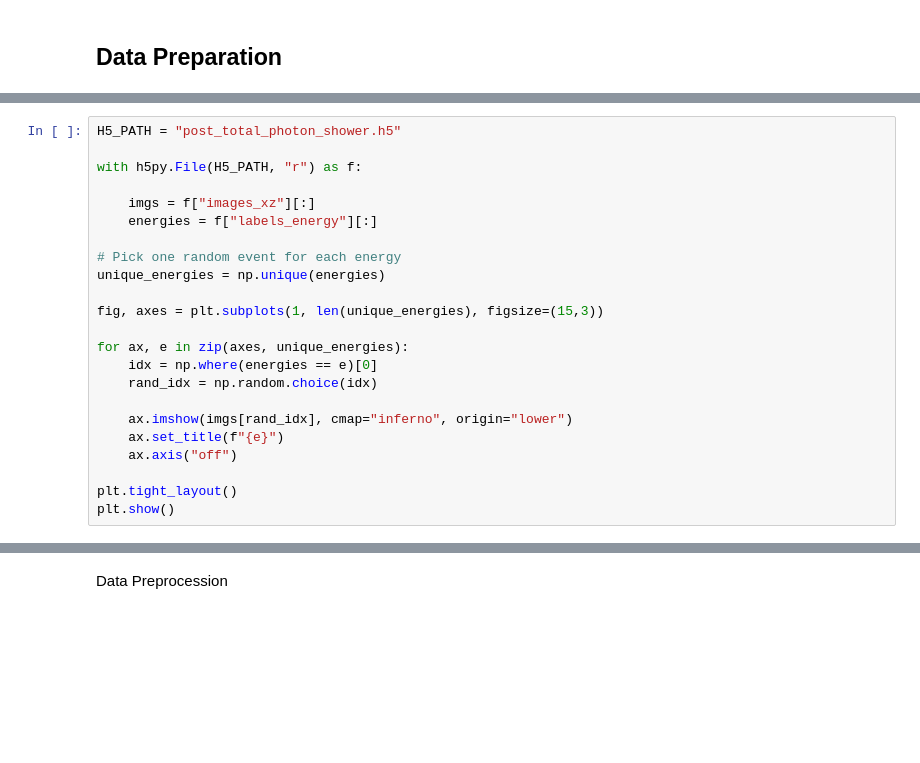
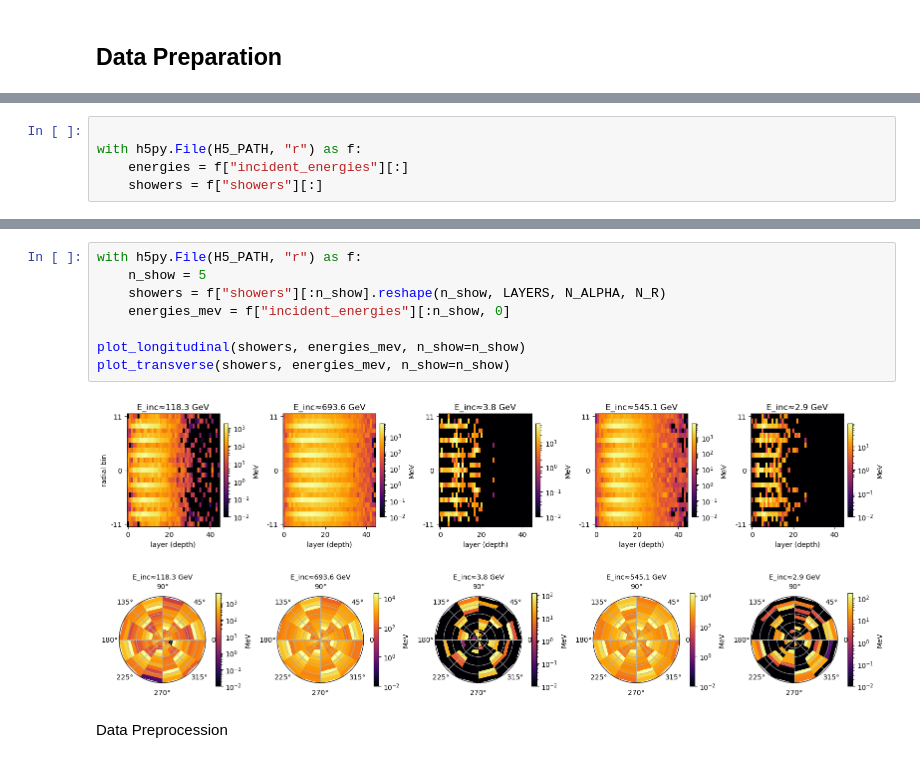
Before and after one commit to X-T-Nguyen/Diffusion_Model_Tutorial_for_The_first_MLQC4FC_Training_School, a Jupyter notebook: Tutorial_Surrogate_Model.ipynb, the cells around one changed output, grey strips where cells are left out. Drawn from its saved outputs; the diff is of its cells as text; blank space fills up the shorter version.

```diff
--- a/Tutorial_Surrogate_Model.ipynb
+++ b/Tutorial_Surrogate_Model.ipynb
@@ -276,23 +223,0 @@ Materials:
-# %%
-H5_PATH = "post_total_photon_shower.h5"
-
-with h5py.File(H5_PATH, "r") as f:
-
-    imgs = f["images_xz"][:]
-    energies = f["labels_energy"][:]
-
-# Pick one random event for each energy
-unique_energies = np.unique(energies)
-
-fig, axes = plt.subplots(1, len(unique_energies), figsize=(15,3))
-
-for ax, e in zip(axes, unique_energies):
-    idx = np.where(energies == e)[0]
-    rand_idx = np.random.choice(idx)
-
-    ax.imshow(imgs[rand_idx], cmap="inferno", origin="lower")
-    ax.set_title(f"{e}")
-    ax.axis("off")
-
-plt.tight_layout()
-plt.show()
@@ -300,0 +224,5 @@ plt.show()
+# %%
+
+with h5py.File(H5_PATH, "r") as f:
+    energies = f["incident_energies"][:]
+    showers = f["showers"][:]
@@ -301,2 +327,13 @@ plt.show()
+# %%
+with h5py.File(H5_PATH, "r") as f:
+    n_show = 5
+    showers = f["showers"][:n_show].reshape(n_show, LAYERS, N_ALPHA, N_R)
+    energies_mev = f["incident_energies"][:n_show, 0]
+
+plot_longitudinal(showers, energies_mev, n_show=n_show)
+plot_transverse(showers, energies_mev, n_show=n_show)
+# %% [output]
+[figure, added]
+[figure, added]
 # %% [markdown]
 Data Preprocession
```
Also changed, not shown: parts of 45 cells of this notebook, 3 other files.
